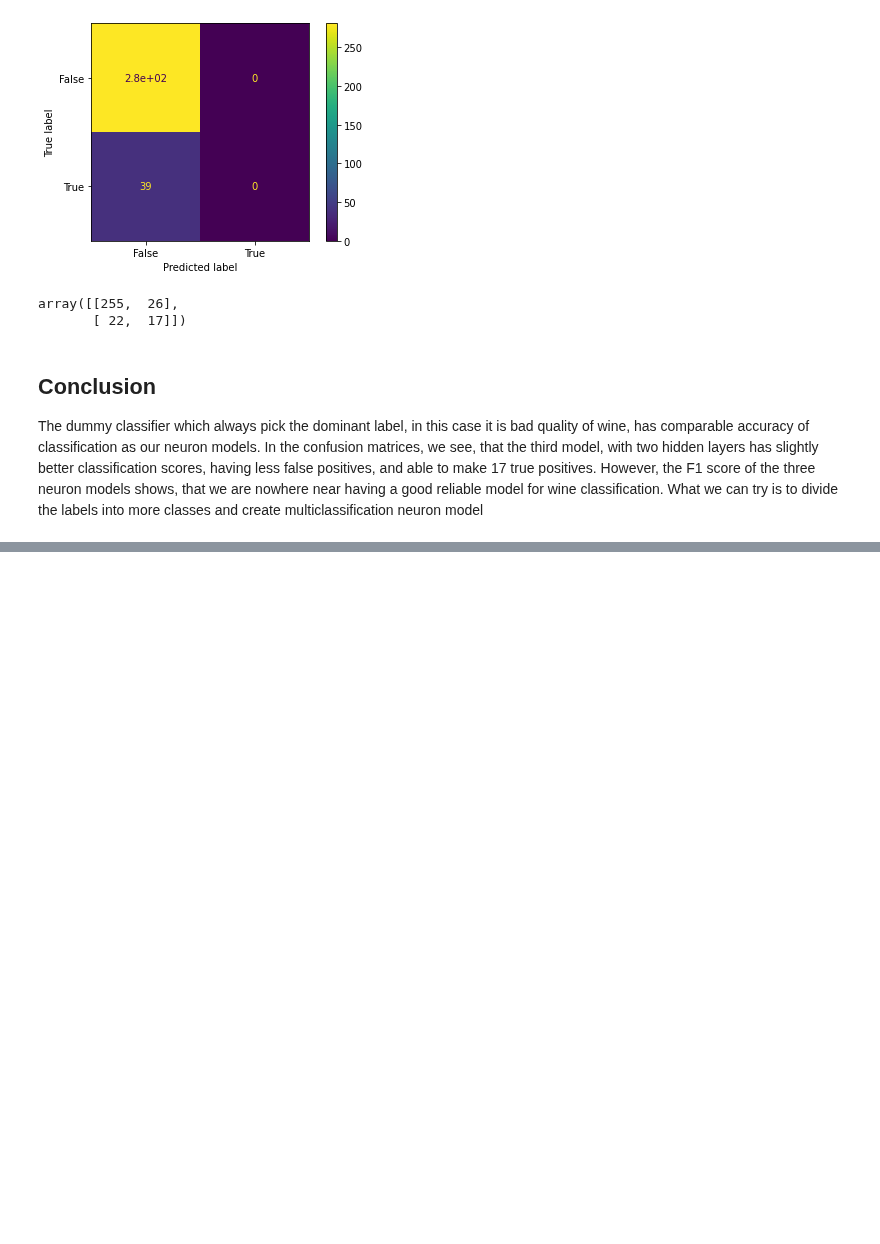
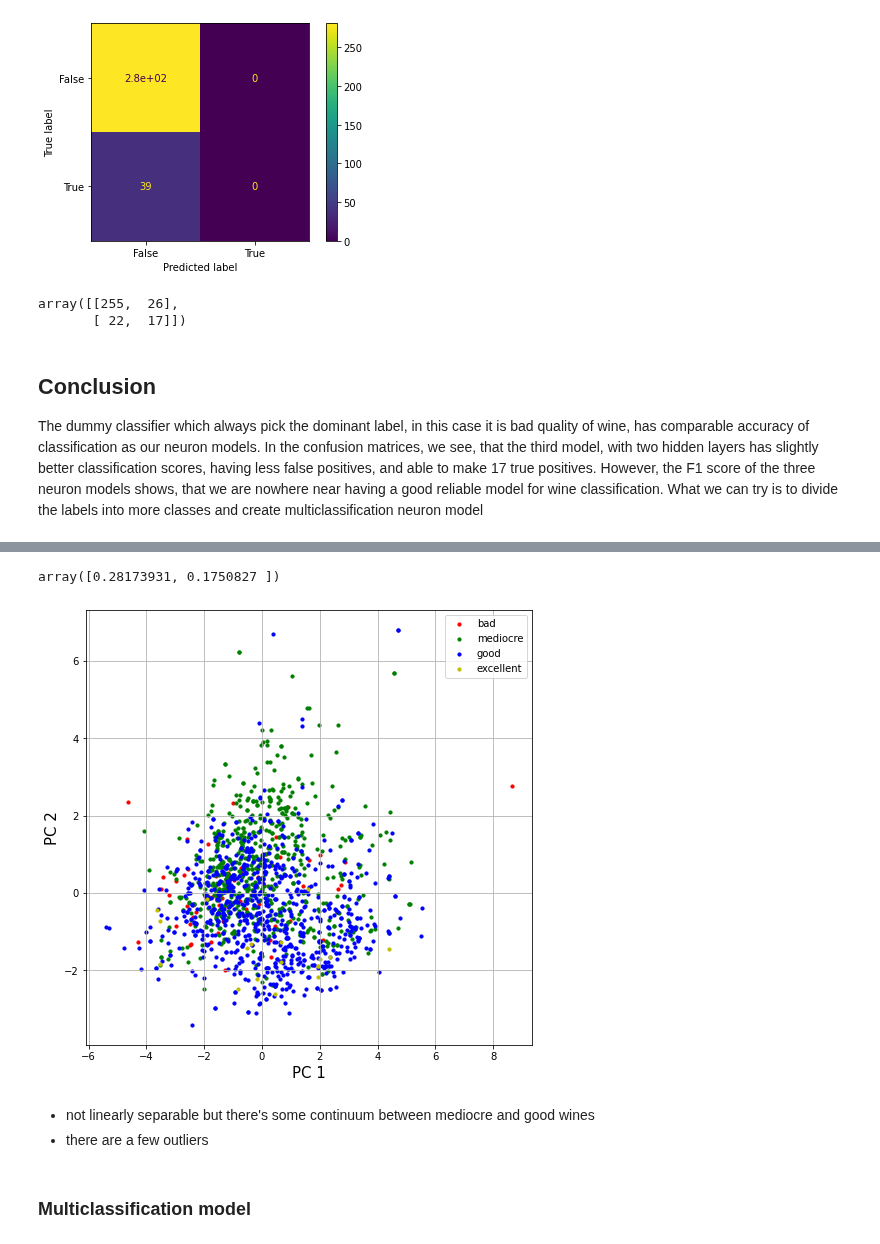
Before and after one commit to katarinagresova/M7DataSP_2020, a Jupyter notebook: assignment_02/NeuralNetwork.ipynb, the cells around one changed output, grey strips where cells are left out. Drawn from its saved outputs; the diff is of its cells as text; code cells hidden in the pictures; blank space fills up the shorter version.

```diff
--- a/assignment_02/NeuralNetwork.ipynb
+++ b/assignment_02/NeuralNetwork.ipynb
@@ -343,0 +403,39 @@ The dummy classifier which always pick the dominant label, in this case it is ba
+# %%
+# Standardizing the features
+x = StandardScaler().fit_transform(x)
+
+pca = PCA(n_components=2)
+principalComponents = pca.fit_transform(x)
+principalDf = pd.DataFrame(data = principalComponents
+             , columns = ['PC 1', 'PC 2'])
+
+finalDf = pd.concat([principalDf, wine[['quality']]], axis = 1)
+# %%
+pca.explained_variance_ratio_
+# %% [output]
+array([0.28173931, 0.1750827 ])
+# %%
+fig = plt.figure(figsize = (8,8))
+ax = fig.add_subplot(1,1,1)
+ax.set_xlabel('PC 1', fontsize = 15)
+ax.set_ylabel('PC 2', fontsize = 15)
+
+targets = ['bad', 'mediocre', 'good', 'excellent']
+colors = ['r', 'g', 'b', 'y']
+for target, color in zip(targets,colors):
+    indicesToKeep = finalDf['quality'] == target
+    ax.scatter(finalDf.loc[indicesToKeep, 'PC 1']
+               , finalDf.loc[indicesToKeep, 'PC 2']
+               , c = color
+               , s = 10)
+ax.legend(targets)
+ax.grid()
+# %% [output]
+[figure, added]
+# %% [markdown]
+
+
+* not linearly separable but there's some continuum between mediocre and good wines
+*  there are a few outliers
+# %% [markdown]
+### Multiclassification model
```
Also changed, not shown: parts of 28 cells of this notebook.
